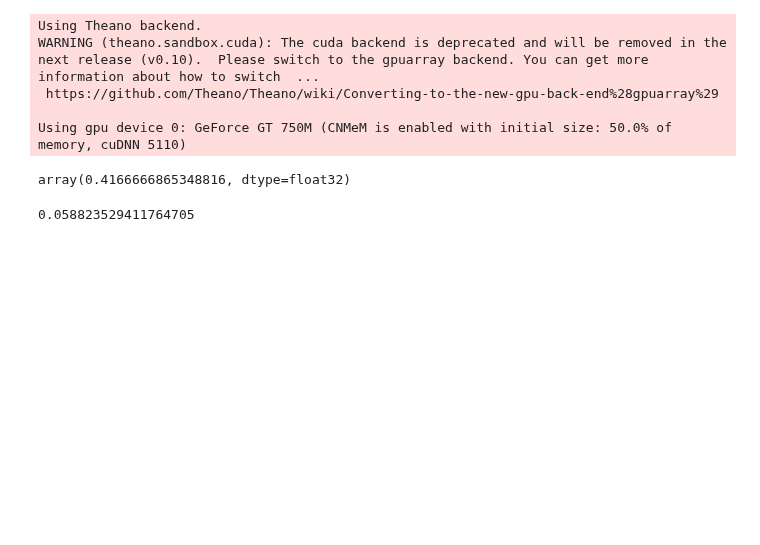
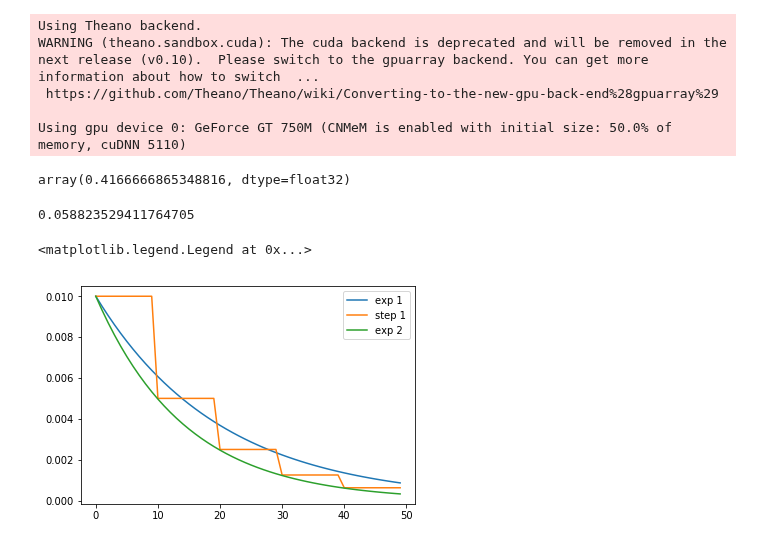
Before and after one commit to vfdev-5/planet_amazon_rainforest, a Jupyter notebook: tmp/examples.ipynb, the cells around one changed output. Saved outputs shown, nothing was run; the diff lists cells and outputs as text; code cells hidden in the pictures; blank space fills up the shorter version.

```diff
--- a/tmp/examples.ipynb
+++ b/tmp/examples.ipynb
@@ -157,0 +169,14 @@ array(0.4166666865348816, dtype=float32)
+# %%
+x = np.arange(0, 50)
+lr_1 = exp_decay(x, lr=0.01, a=0.95)
+lr_2 = step_decay(x, lr=0.01, base=2, period=10)
+lr_3 = exp_decay(x, lr=0.01, a=0.93)
+# %%
+plt.figure()
+plt.plot(x, lr_1, label='exp 1')
+plt.plot(x, lr_2, label='step 1')
+plt.plot(x, lr_3, label='exp 2')
+plt.legend()
+# %% [output]
+<matplotlib.legend.Legend at 0x...>
+[figure, added]
```
Also changed, not shown: parts of 3 cells of this notebook, 6 other files.
